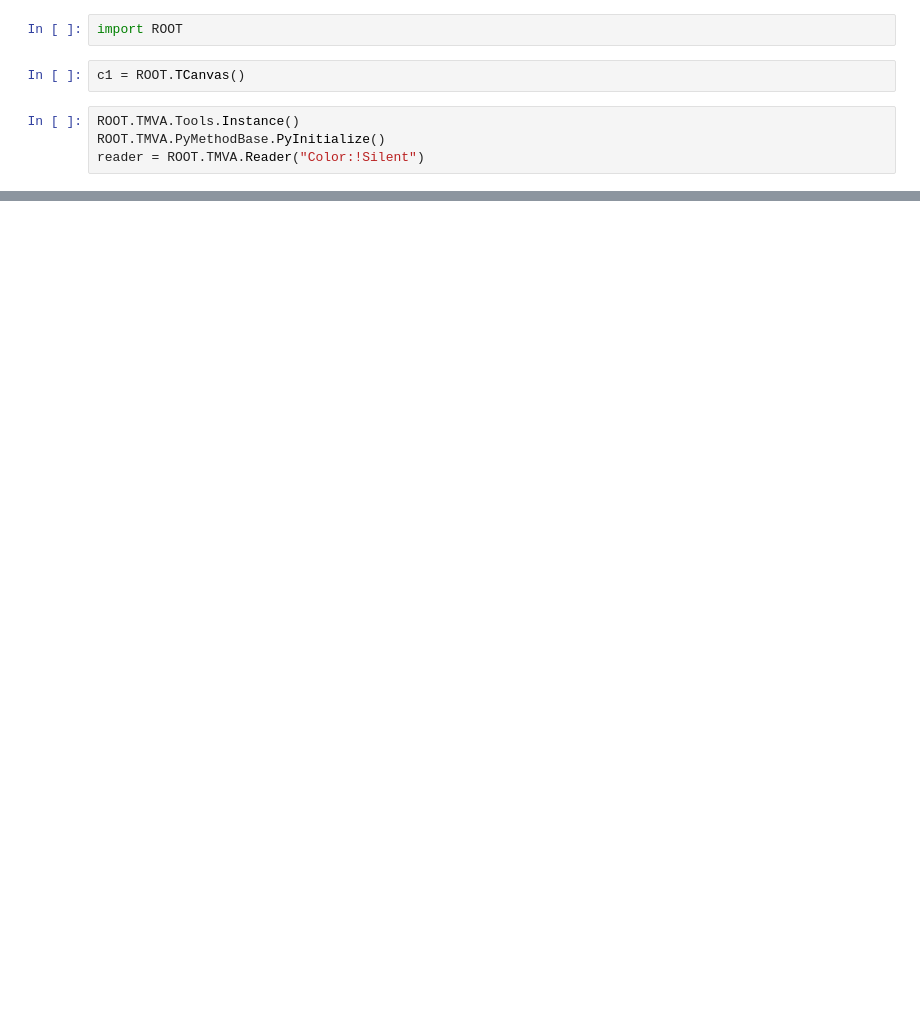
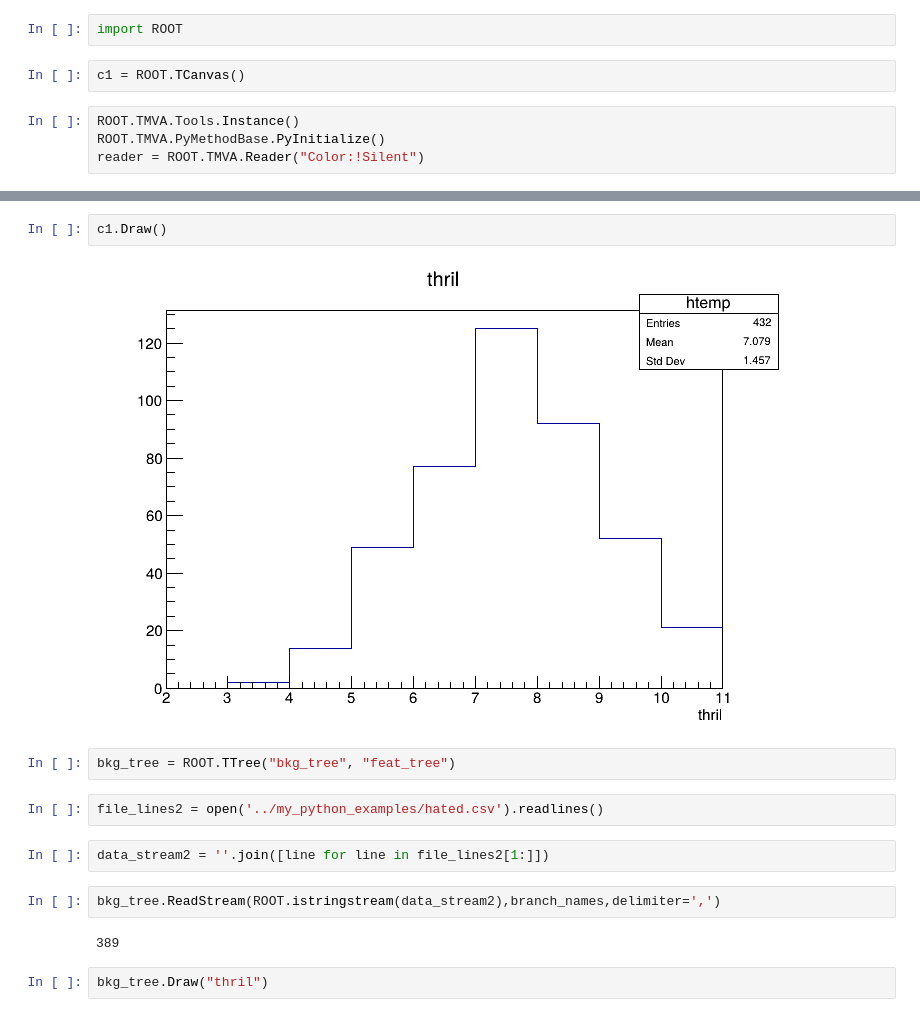
Before and after one commit to covarell/python_examples, a Jupyter notebook: TMVA.ipynb, the cells around one changed output, grey strips where cells are left out. Saved outputs shown, nothing was run; the diff lists cells and outputs as text; blank space fills up the shorter version.

```diff
--- a/TMVA.ipynb
+++ b/TMVA.ipynb
@@ -28,0 +64,16 @@ Sigma                     =      2.52807   +/-   0.0256141       (limited)
+# %%
+c1.Draw()
+# %% [output]
+[figure, added]
+# %%
+bkg_tree = ROOT.TTree("bkg_tree", "feat_tree")
+# %%
+file_lines2 = open('../my_python_examples/hated.csv').readlines()
+# %%
+data_stream2 = ''.join([line for line in file_lines2[1:]])
+# %%
+bkg_tree.ReadStream(ROOT.istringstream(data_stream2),branch_names,delimiter=',')
+# %% [output]
+389
+# %%
+bkg_tree.Draw("thril")
```
Also changed, not shown: parts of 32 cells of this notebook.
